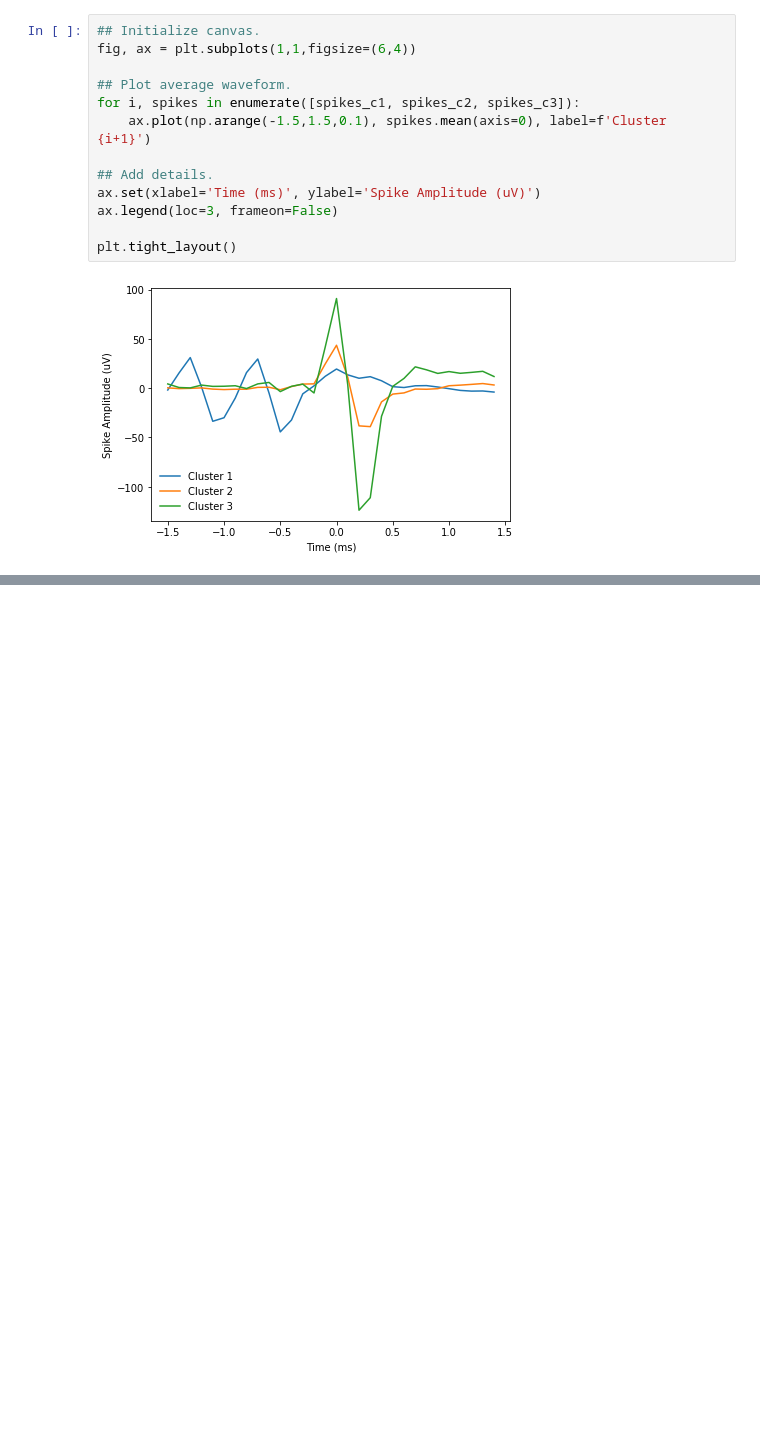
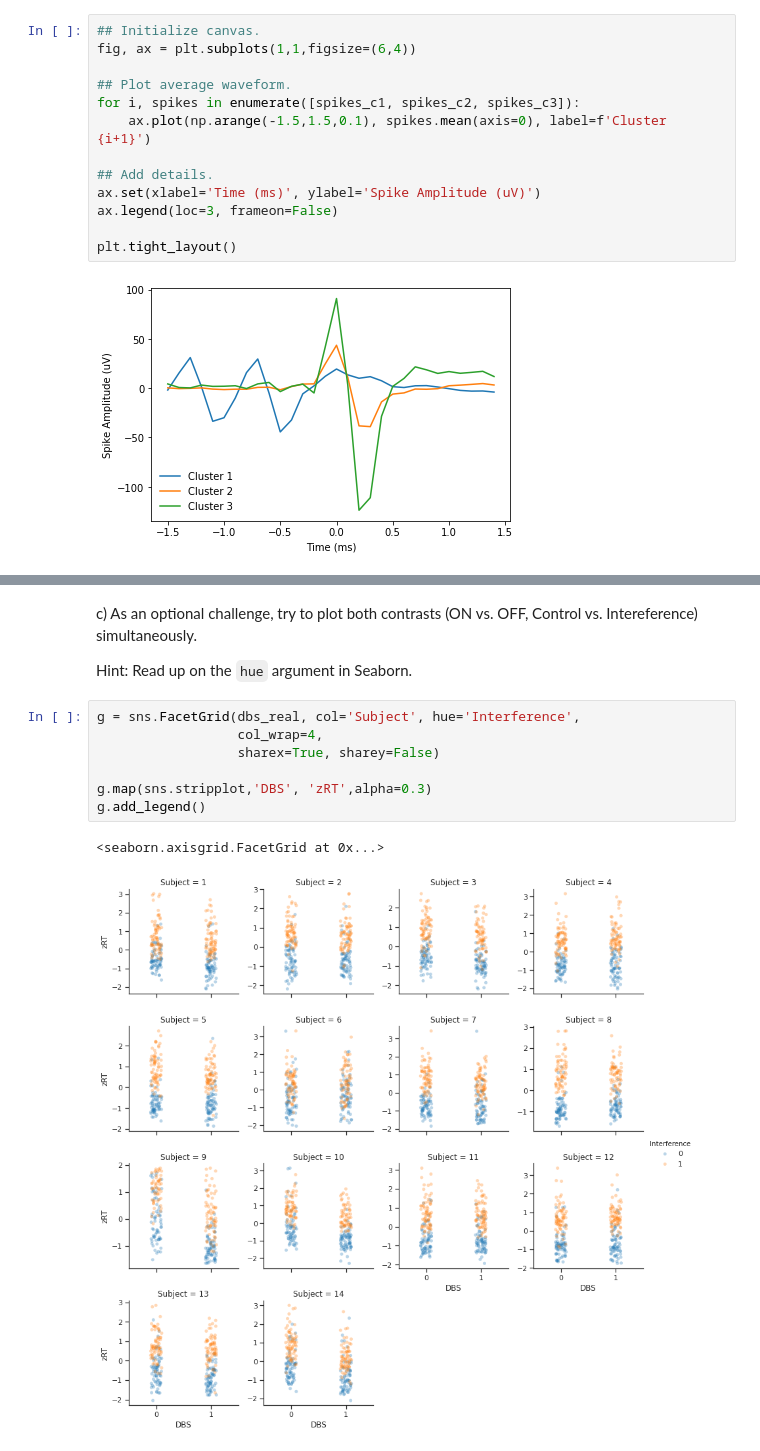
Before and after one commit to rce5-debug/pni_bootcamp_2021, a Jupyter notebook: Module01_Python/day01_solutions.ipynb, the cells around one changed output, grey strips where cells are left out. Drawn from its saved outputs; the diff is of its cells as text; blank space fills up the shorter version.

```diff
--- a/Module01_Python/day01_solutions.ipynb
+++ b/Module01_Python/day01_solutions.ipynb
@@ -364,0 +574,14 @@ plt.tight_layout()
+# %% [markdown]
+c) As an optional challenge, try to plot both contrasts (ON vs. OFF, Control vs. Intereference) simultaneously.
+
+Hint: Read up on the `hue` argument in Seaborn.
+# %%
+g = sns.FacetGrid(dbs_real, col='Subject', hue='Interference',
+                  col_wrap=4,
+                  sharex=True, sharey=False)
+
+g.map(sns.stripplot,'DBS', 'zRT',alpha=0.3)
+g.add_legend()
+# %% [output]
+<seaborn.axisgrid.FacetGrid at 0x...>
+[figure, added]
```
Also changed, not shown: parts of 37 cells of this notebook, 3 other files.
